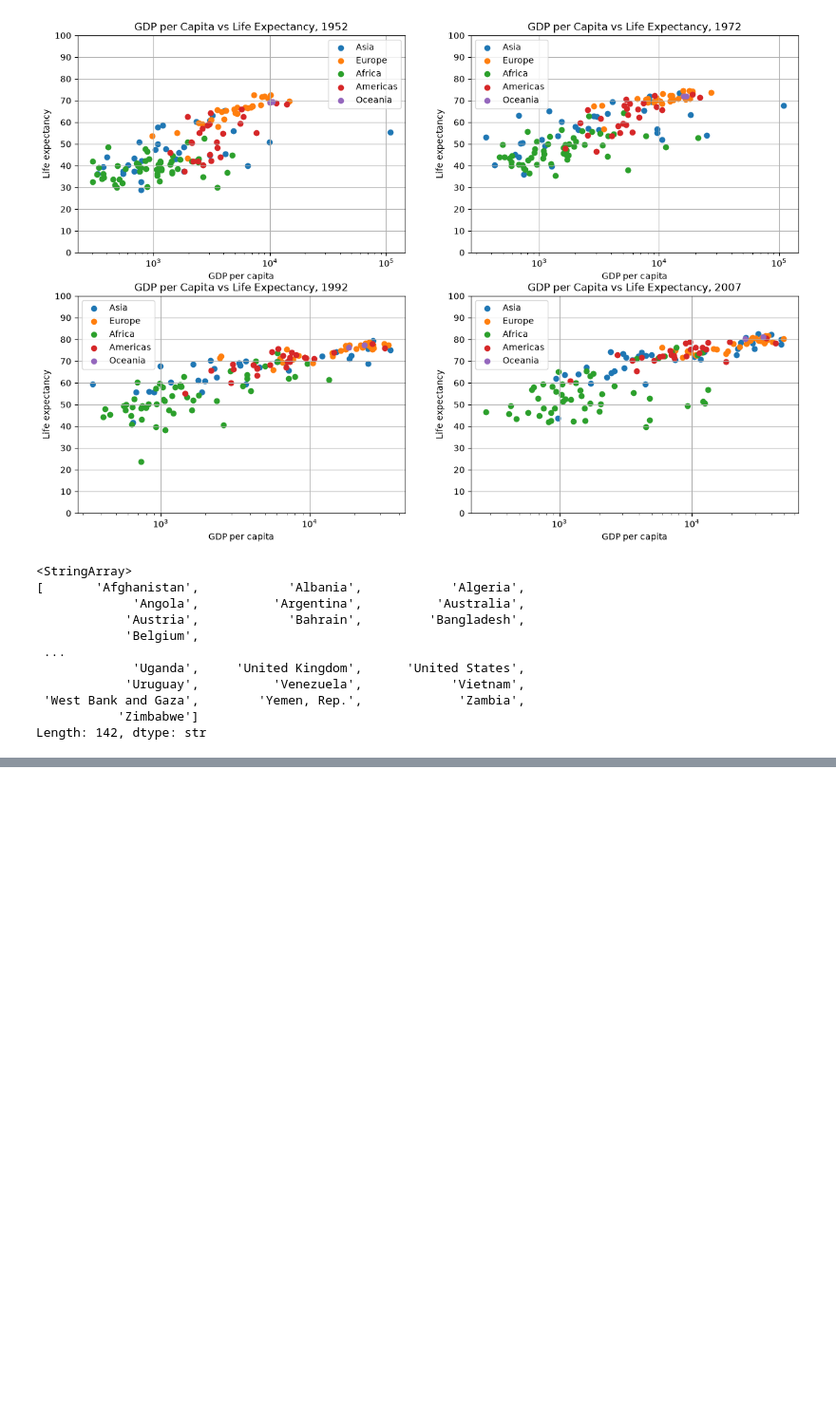
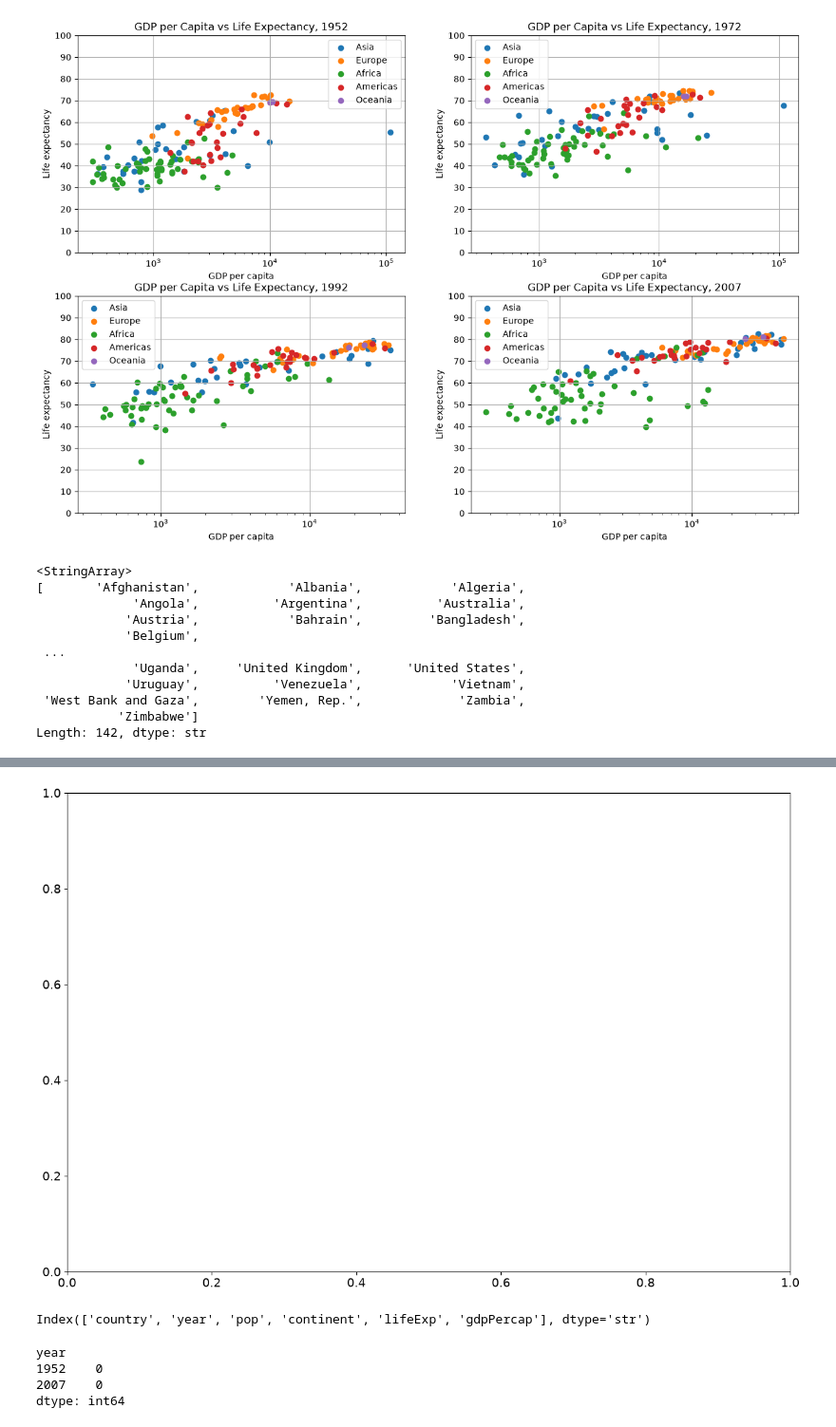
Before and after one commit to kazushiUC/matplotlib-practice, a Jupyter notebook: mini_projects/practice_02_gapminder/practice_02_gapminder.ipynb, the cells around one changed output, grey strips where cells are left out. Shown at 95% size. Cells and saved outputs as stored; diff of their text form; code cells hidden in the pictures; blank space fills up the shorter version.

```diff
--- a/mini_projects/practice_02_gapminder/practice_02_gapminder.ipynb
+++ b/mini_projects/practice_02_gapminder/practice_02_gapminder.ipynb
@@ -269,0 +299,26 @@ ax.legend()
+# %%
+fig, ax = plt.subplots(
+    facecolor="white",
+    figsize=(15, 10)
+)
+# %% [output]
+[figure, added]
+# %%
+df_change = df[
+    df["year"].isin([1952, 2007])
+]
+df_change.columns
+# %% [output]
+Index(['country', 'year', 'pop', 'continent', 'lifeExp', 'gdpPercap'], dtype='str')
+# %%
+df_change_pivot = df_change.pivot(
+    index="country",
+    columns="year",
+    values="lifeExp"
+)
+df_change_pivot.isna().sum()
+# %% [output]
+year
+1952    0
+2007    0
+dtype: int64
```
Also changed, not shown: parts of 6 cells of this notebook, 1 other file.
